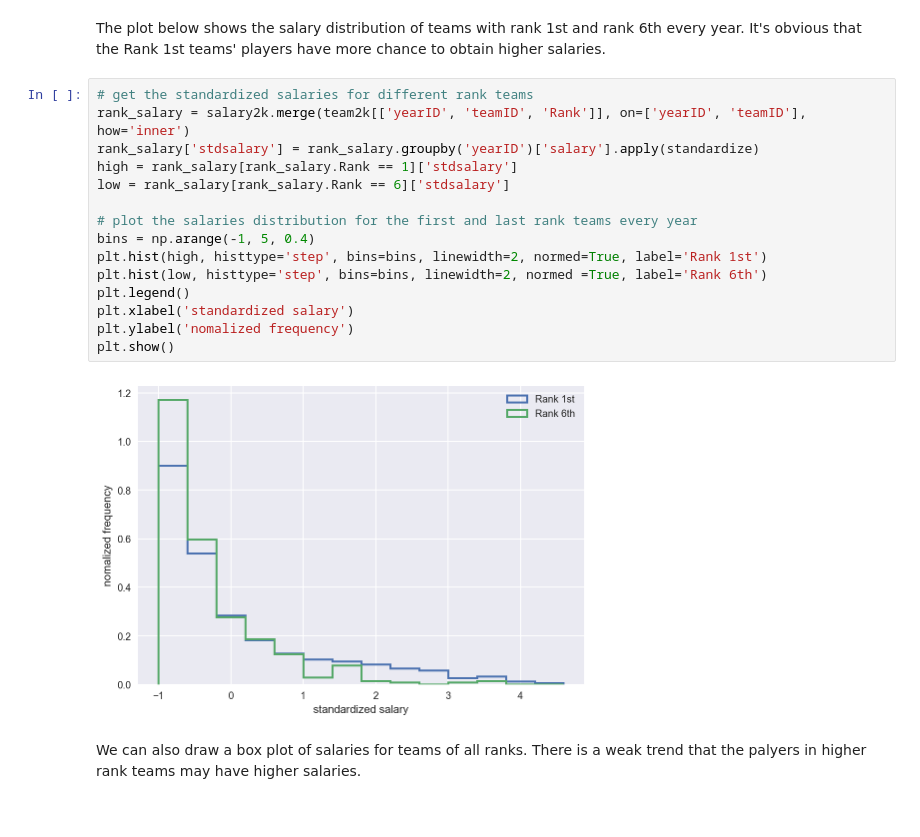
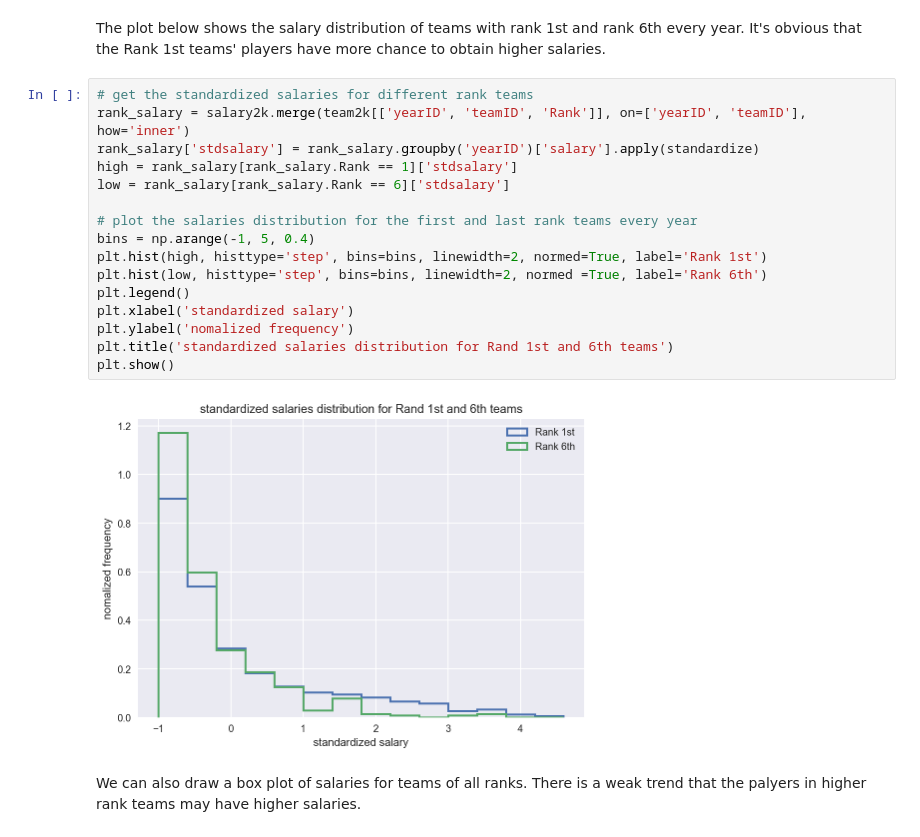
Before and after one commit to fishstar/Udacity_Projects_DataAnalysis, a Jupyter notebook: P2_baseball_data_investigation/project2_baseball_data_investigation.ipynb, the cells around one changed output. Cells and saved outputs as stored; diff of their text form.

Commit message:
feat: add plot titles

```diff
--- a/P2_baseball_data_investigation/project2_baseball_data_investigation.ipynb
+++ b/P2_baseball_data_investigation/project2_baseball_data_investigation.ipynb
@@ -122,20 +123,21 @@ The plot below shows the salary distribution of teams with rank 1st and rank 6th
 # %%
 # get the standardized salaries for different rank teams
 rank_salary = salary2k.merge(team2k[['yearID', 'teamID', 'Rank']], on=['yearID', 'teamID'], how='inner')
 rank_salary['stdsalary'] = rank_salary.groupby('yearID')['salary'].apply(standardize)
 high = rank_salary[rank_salary.Rank == 1]['stdsalary']
 low = rank_salary[rank_salary.Rank == 6]['stdsalary']
 
 # plot the salaries distribution for the first and last rank teams every year
 bins = np.arange(-1, 5, 0.4)
 plt.hist(high, histtype='step', bins=bins, linewidth=2, normed=True, label='Rank 1st')
 plt.hist(low, histtype='step', bins=bins, linewidth=2, normed =True, label='Rank 6th')
 plt.legend()
 plt.xlabel('standardized salary')
 plt.ylabel('nomalized frequency')
+plt.title('standardized salaries distribution for Rand 1st and 6th teams')
 plt.show()
 # %% [output]
-[figure, old version]
+[figure, new version]
 # %% [markdown]
 We can also draw a box plot of salaries for teams of all ranks. There is a weak trend that the palyers in higher rank teams may have higher salaries.
 # %%
```
Also changed, not shown: parts of 9 cells of this notebook.
